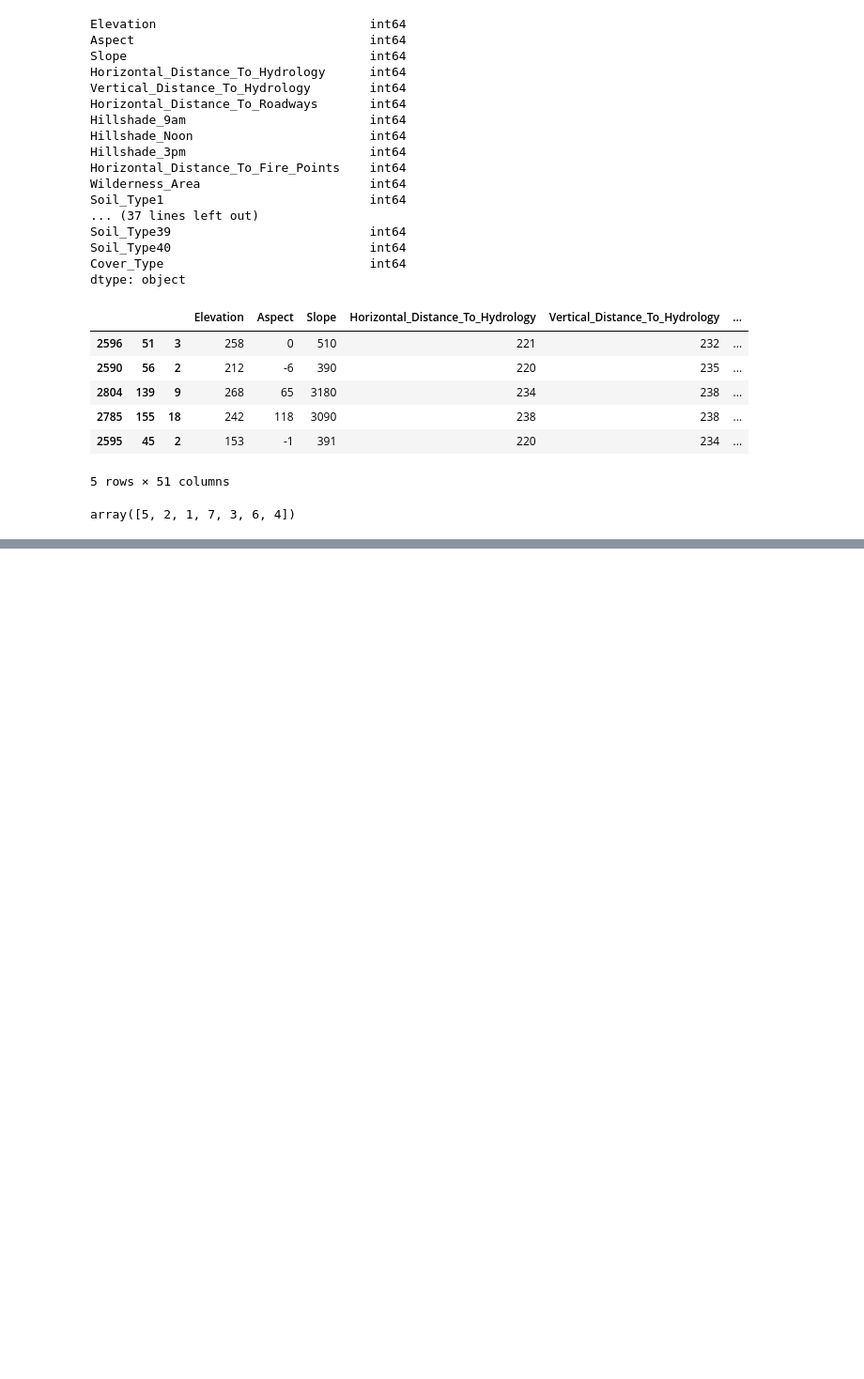
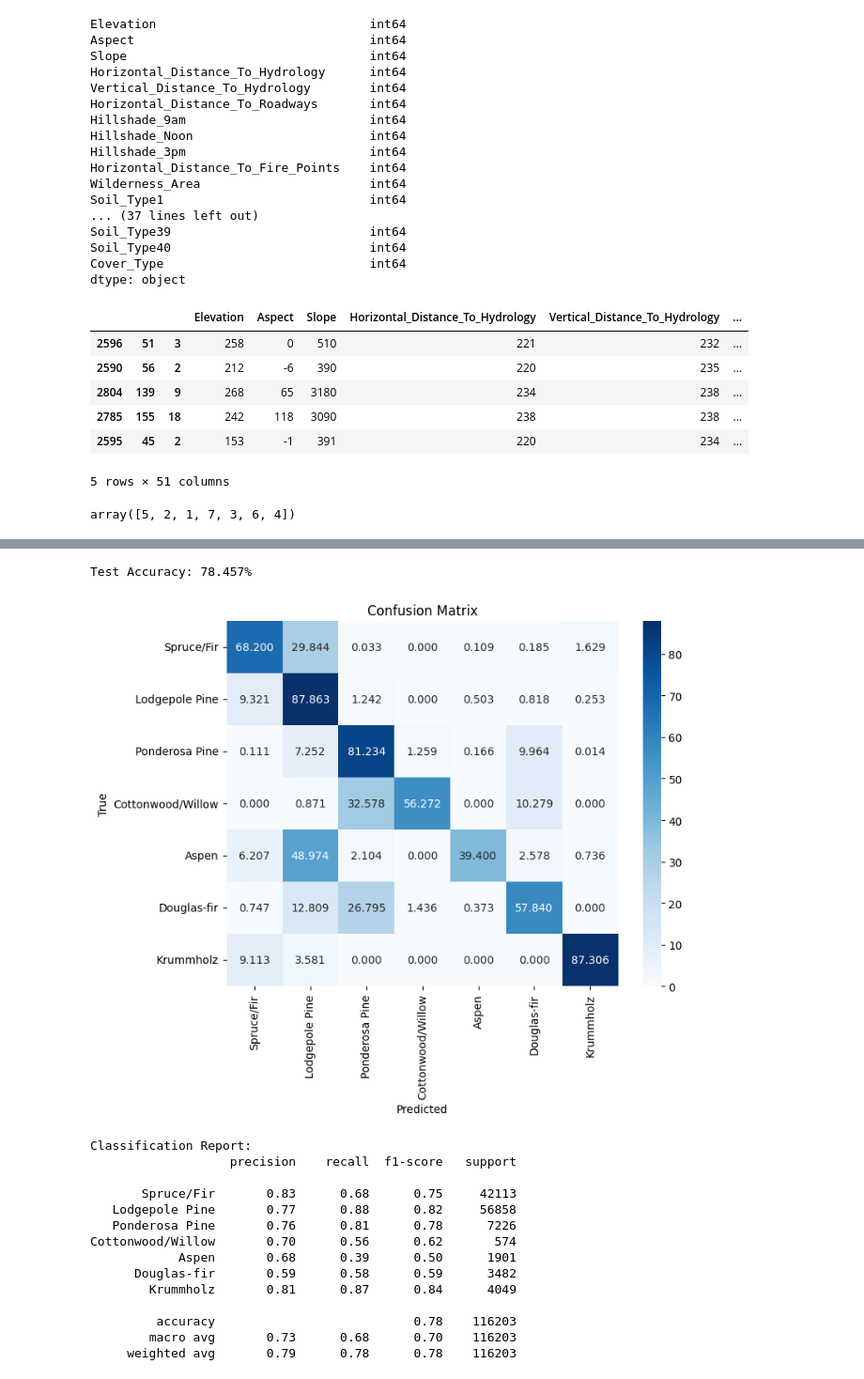
Before and after one commit to WenyiYao/covtype, a Jupyter notebook: cnn_0.ipynb, the cells around one changed output, grey strips where cells are left out. Shown at 94% size. Saved outputs shown, nothing was run; the diff lists cells and outputs as text; code cells hidden in the pictures; blank space fills up the shorter version.

```diff
--- a/cnn_0.ipynb
+++ b/cnn_0.ipynb
@@ -229,0 +222,49 @@ Test Accuracy: 78.663%
+# %%
+# Evaluate the model on the test set
+with torch.no_grad():
+    model.eval()
+    test_outputs = model(X_test_tensor.unsqueeze(1))
+    _, test_predicted = torch.max(test_outputs, 1)
+    accuracy = (test_predicted == y_test_tensor).sum().item() / y_test_tensor.size(0)
+
+    print(f"Test Accuracy: {accuracy * 100:.3f}%")
+
+    # Convert tensor predictions and ground truth to numpy arrays
+    test_predicted_np = test_predicted.cpu().numpy()
+    y_test_np = y_test_tensor.cpu().numpy()
+
+    # Generate the confusion matrix
+    cm = confusion_matrix(y_test_np, test_predicted_np)
+    cm_percentage = cm.astype('float') / cm.sum(axis=1)[:, np.newaxis] * 100
+
+    # Visualize the confusion matrix
+    classes = ['Spruce/Fir', 'Lodgepole Pine', 'Ponderosa Pine', 'Cottonwood/Willow', 'Aspen', 'Douglas-fir',
+                   'Krummholz']
+
+    plt.figure(figsize=(8, 6))
+    sns.heatmap(cm_percentage, annot=True, fmt=".3f", cmap="Blues", xticklabels=classes, yticklabels=classes)
+    plt.xlabel("Predicted")
+    plt.ylabel("True")
+    plt.title("Confusion Matrix")
+    plt.show()
+
+    # Generate and print the classification report
+    print("Classification Report:")
+    print(classification_report(y_test_np, test_predicted_np, target_names=classes))
+# %% [output]
+Test Accuracy: 78.457%
+[figure, added]
+Classification Report:
+                   precision    recall  f1-score   support
+
+       Spruce/Fir       0.83      0.68      0.75     42113
+   Lodgepole Pine       0.77      0.88      0.82     56858
+   Ponderosa Pine       0.76      0.81      0.78      7226
+Cottonwood/Willow       0.70      0.56      0.62       574
+            Aspen       0.68      0.39      0.50      1901
+      Douglas-fir       0.59      0.58      0.59      3482
+        Krummholz       0.81      0.87      0.84      4049
+
+         accuracy                           0.78    116203
+        macro avg       0.73      0.68      0.70    116203
+     weighted avg       0.79      0.78      0.78    116203
```
Also changed, not shown: parts of 6 cells of this notebook.
